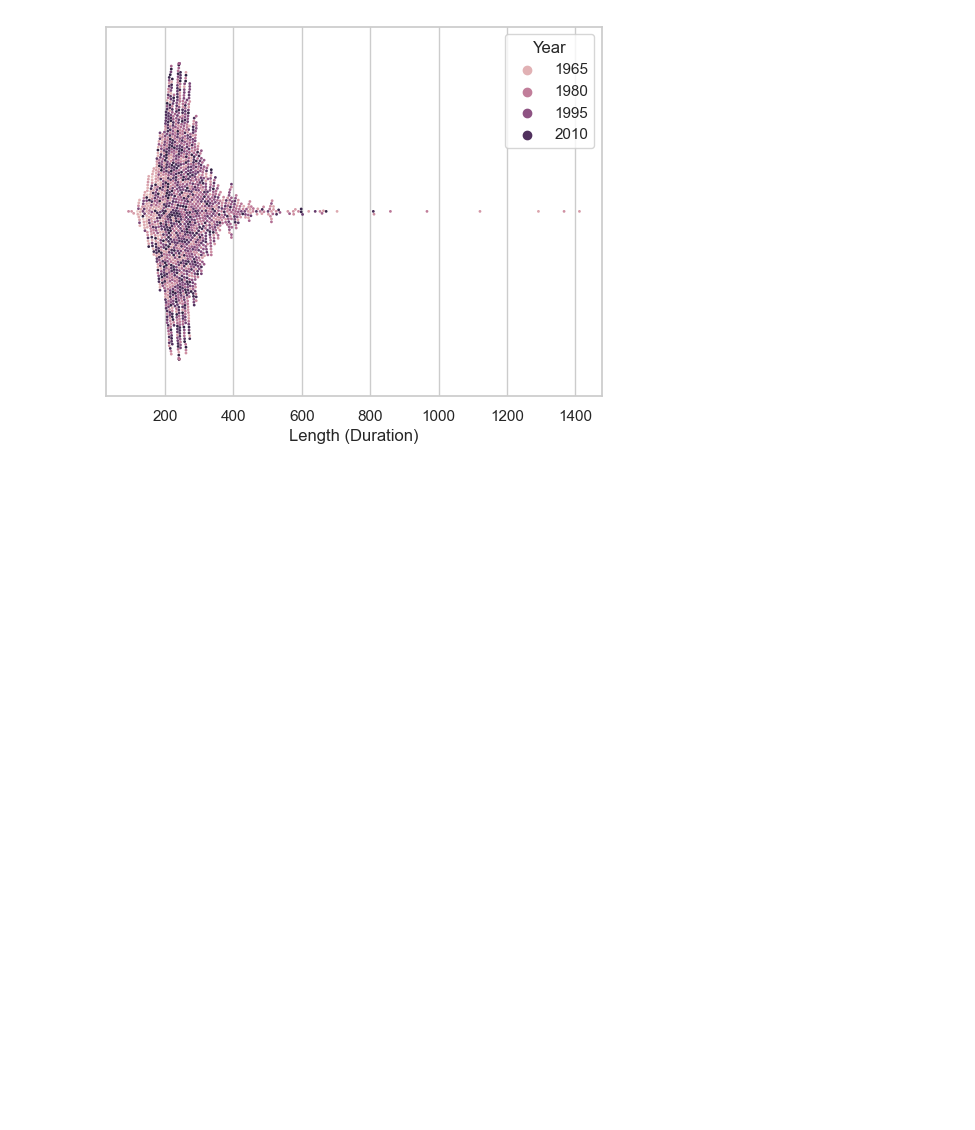
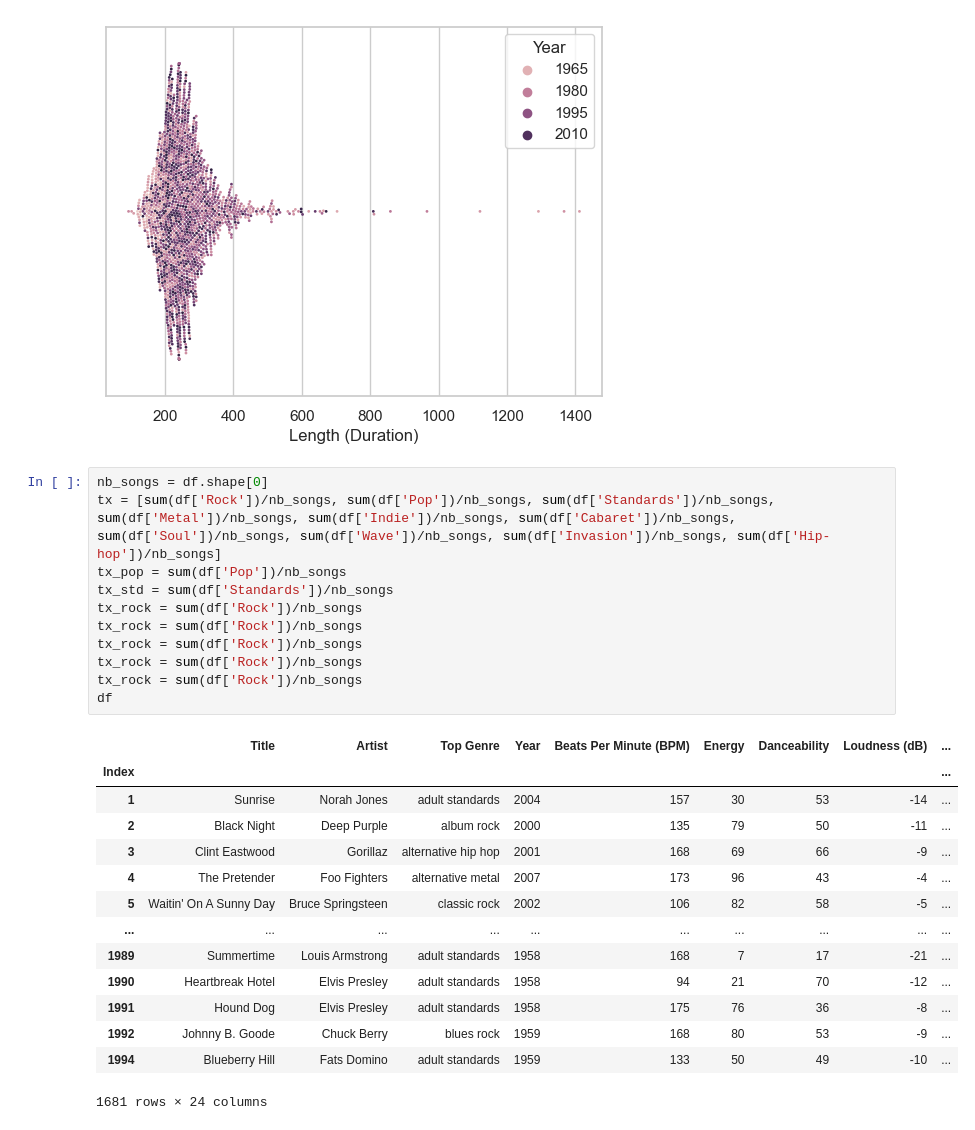
Before and after one commit to erwan-lacoudre/projet_fouilles, a Jupyter notebook: test_viz.ipynb, the cells around one changed output. Saved outputs shown, nothing was run; the diff lists cells and outputs as text; blank space fills up the shorter version.

```diff
--- a/test_viz.ipynb
+++ b/test_viz.ipynb
@@ -30,3 +30,30 @@ sns.swarmplot(x='Length (Duration)', hue='Year', data=df, size=2)
 # %% [output]
 <AxesSubplot:xlabel='Length (Duration)'>
 [figure]
+# %%
+nb_songs = df.shape[0]
+tx = [sum(df['Rock'])/nb_songs, sum(df['Pop'])/nb_songs, sum(df['Standards'])/nb_songs, sum(df['Metal'])/nb_songs, sum(df['Indie'])/nb_songs, sum(df['Cabaret'])/nb_songs,
+sum(df['Soul'])/nb_songs, sum(df['Wave'])/nb_songs, sum(df['Invasion'])/nb_songs, sum(df['Hip-hop'])/nb_songs]
+tx_pop = sum(df['Pop'])/nb_songs
+tx_std = sum(df['Standards'])/nb_songs
+tx_rock = sum(df['Rock'])/nb_songs
+tx_rock = sum(df['Rock'])/nb_songs
+tx_rock = sum(df['Rock'])/nb_songs
+tx_rock = sum(df['Rock'])/nb_songs
+tx_rock = sum(df['Rock'])/nb_songs
+df
+# %% [output]
+|  | Title | Artist | Top Genre | Year | Beats Per Minute (BPM) | Energy | Danceability | Loudness (dB) | ... |
+| Index |  |  |  |  |  |  |  |  | ... |
+| 1 | Sunrise | Norah Jones | adult standards | 2004 | 157 | 30 | 53 | -14 | ... |
+| 2 | Black Night | Deep Purple | album rock | 2000 | 135 | 79 | 50 | -11 | ... |
+| 3 | Clint Eastwood | Gorillaz | alternative hip hop | 2001 | 168 | 69 | 66 | -9 | ... |
+| 4 | The Pretender | Foo Fighters | alternative metal | 2007 | 173 | 96 | 43 | -4 | ... |
+| 5 | Waitin' On A Sunny Day | Bruce Springsteen | classic rock | 2002 | 106 | 82 | 58 | -5 | ... |
+| ... | ... | ... | ... | ... | ... | ... | ... | ... | ... |
+| 1989 | Summertime | Louis Armstrong | adult standards | 1958 | 168 | 7 | 17 | -21 | ... |
+| 1990 | Heartbreak Hotel | Elvis Presley | adult standards | 1958 | 94 | 21 | 70 | -12 | ... |
+| 1991 | Hound Dog | Elvis Presley | adult standards | 1958 | 175 | 76 | 36 | -8 | ... |
+| 1992 | Johnny B. Goode | Chuck Berry | blues rock | 1959 | 168 | 80 | 53 | -9 | ... |
+| 1994 | Blueberry Hill | Fats Domino | adult standards | 1959 | 133 | 50 | 49 | -10 | ... |
+1681 rows × 24 columns
```
Also changed, not shown: 3 other files.
